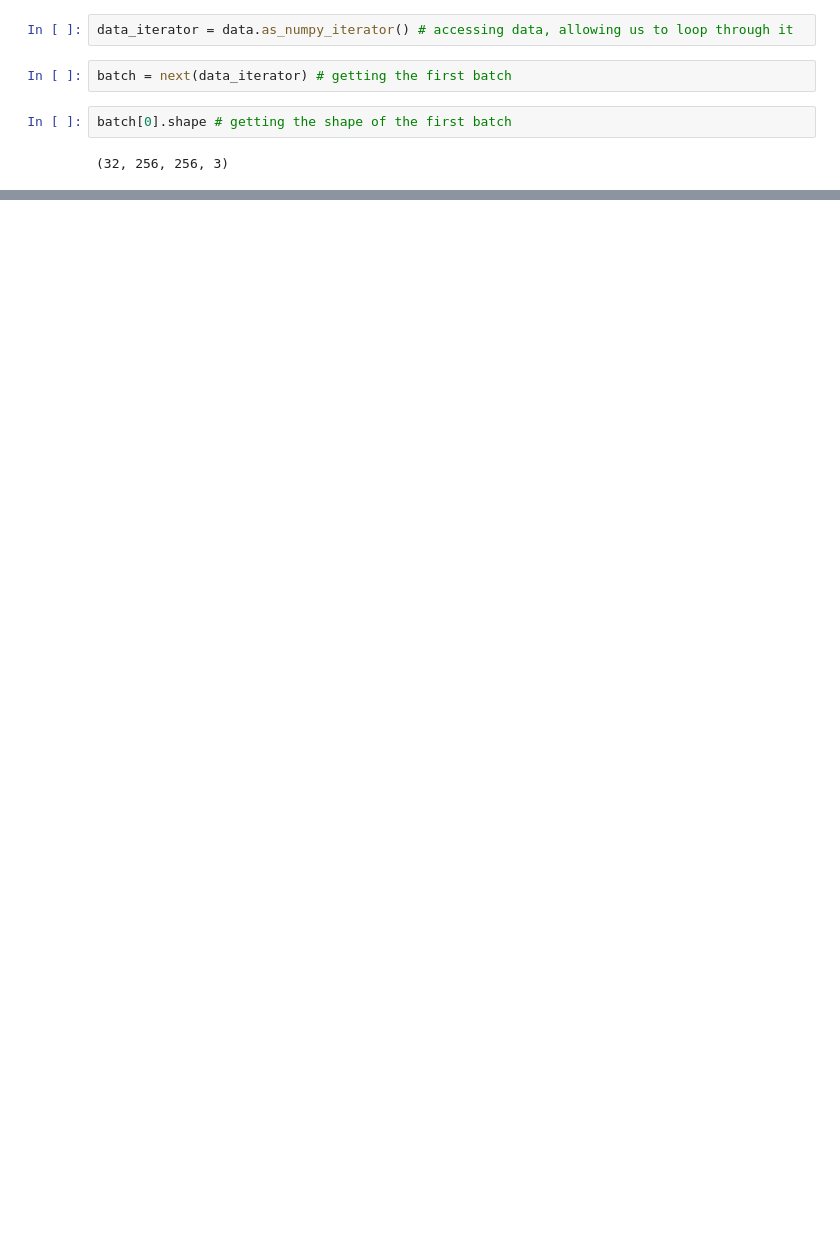
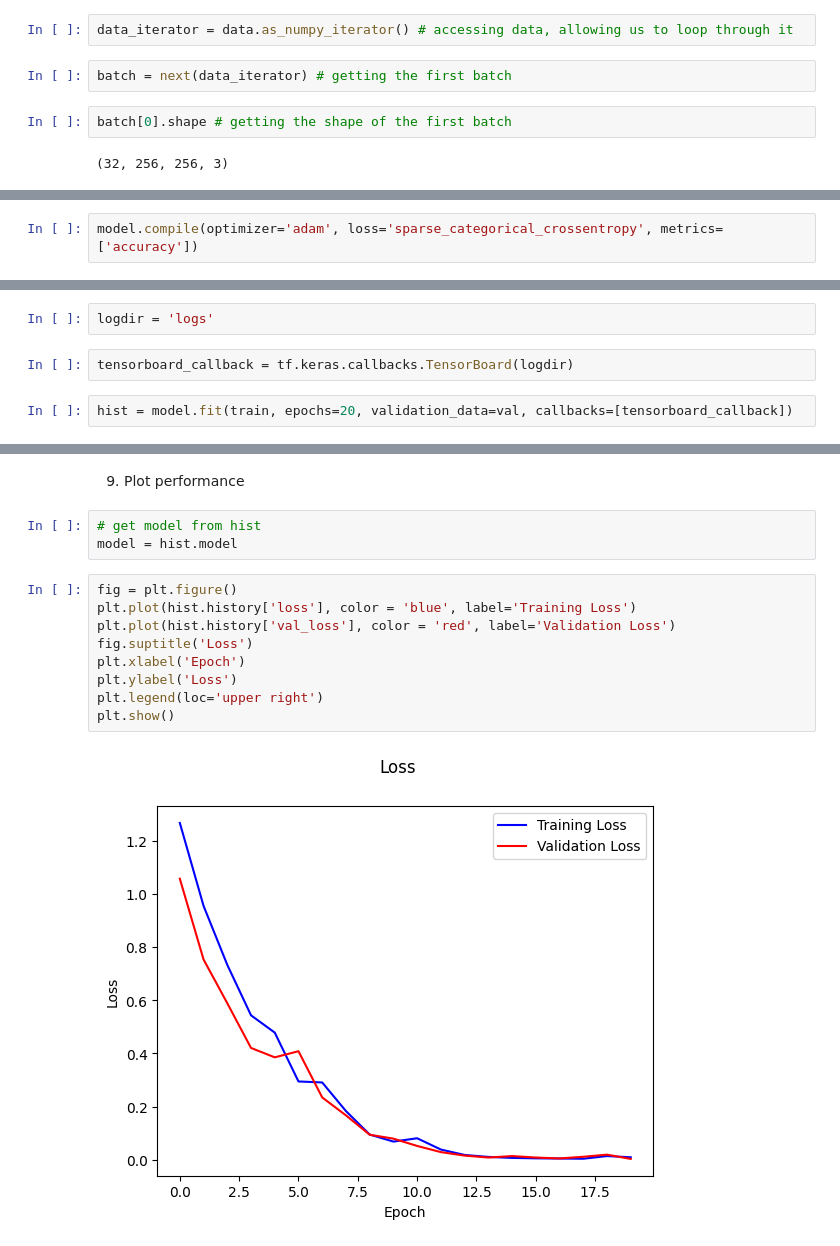
Before and after one commit to TudorPal/Plant-Recognition, a Jupyter notebook: Proiect_SRF.ipynb, the cells around one changed output, grey strips where cells are left out. Cells and saved outputs as stored; diff of their text form; blank space fills up the shorter version.

```diff
--- a/Proiect_SRF.ipynb
+++ b/Proiect_SRF.ipynb
@@ -164,0 +226,2 @@ plt.show()
+# %%
+model.compile(optimizer='adam', loss='sparse_categorical_crossentropy', metrics=['accuracy'])
@@ -164,0 +250,6 @@ plt.show()
+# %%
+logdir = 'logs'
+# %%
+tensorboard_callback = tf.keras.callbacks.TensorBoard(logdir)
+# %%
+hist = model.fit(train, epochs=20, validation_data=val, callbacks=[tensorboard_callback])
@@ -164,0 +274,16 @@ plt.show()
+# %% [markdown]
+9. Plot performance
+# %%
+# get model from hist
+model = hist.model
+# %%
+fig = plt.figure()
+plt.plot(hist.history['loss'], color = 'blue', label='Training Loss')
+plt.plot(hist.history['val_loss'], color = 'red', label='Validation Loss')
+fig.suptitle('Loss')
+plt.xlabel('Epoch')
+plt.ylabel('Loss')
+plt.legend(loc='upper right')
+plt.show()
+# %% [output]
+[figure, added]
```
Also changed, not shown: parts of 35 cells of this notebook, 3 other files.
